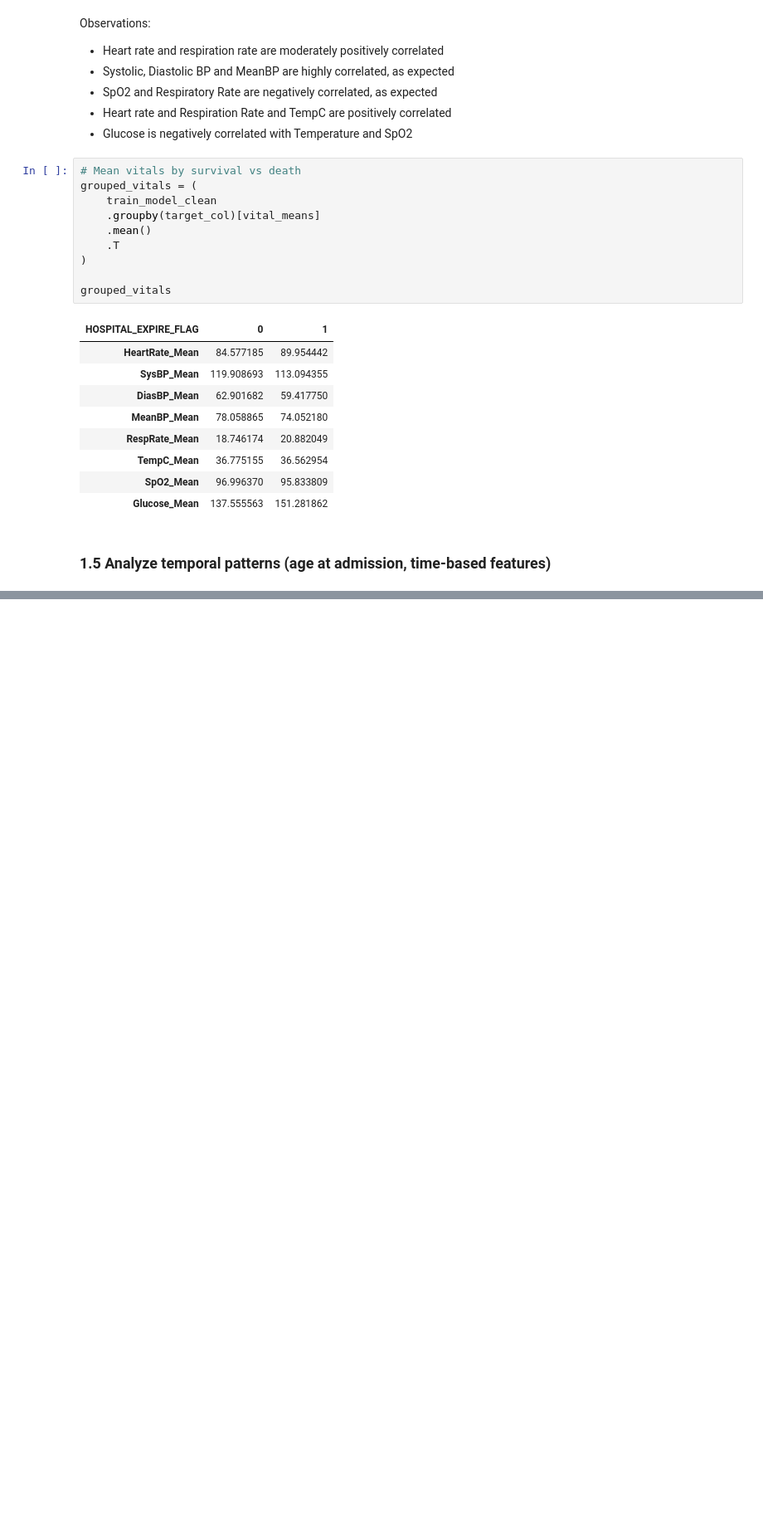
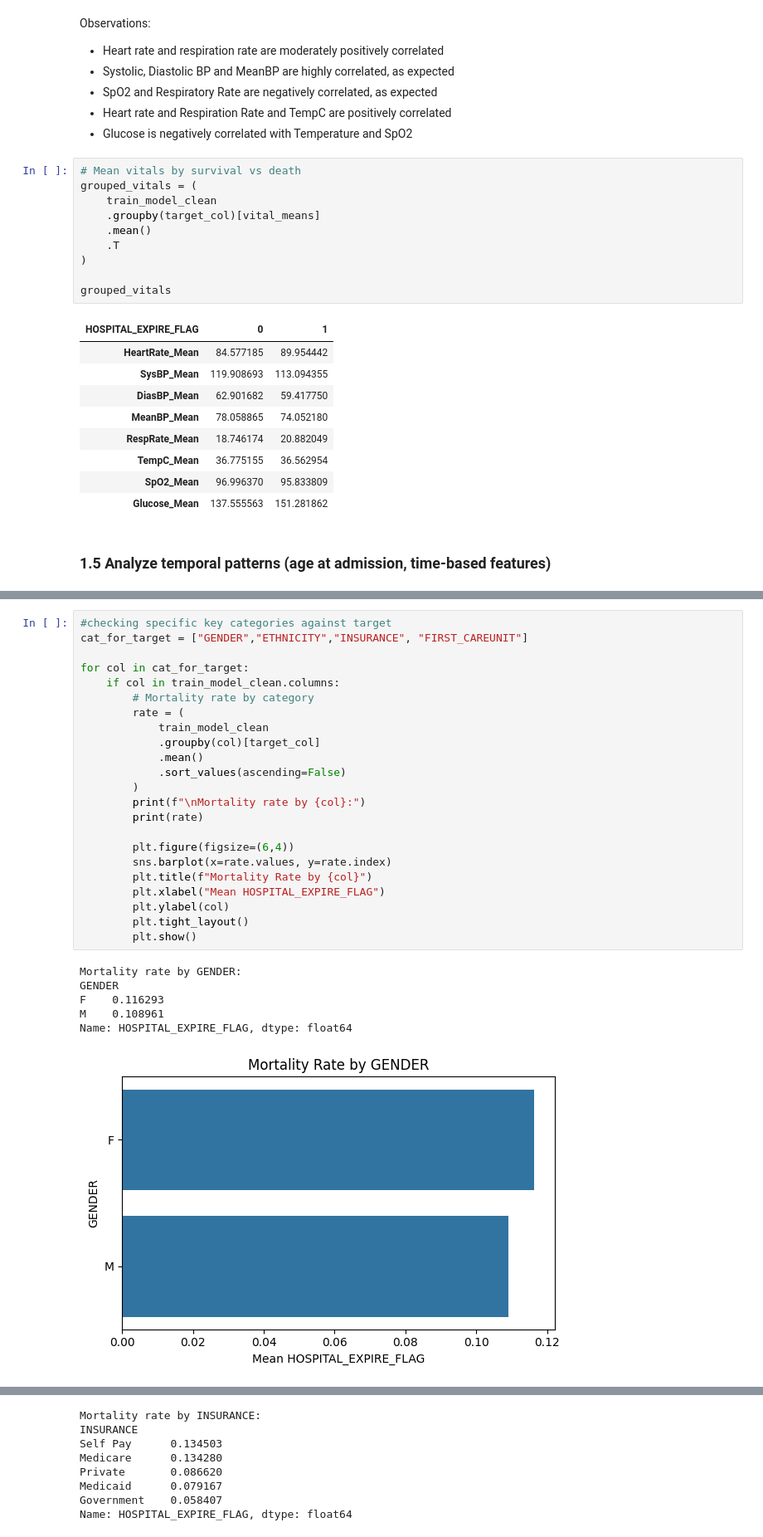
Before and after one commit to majoargote/ml_final_project, a Jupyter notebook: Argote_Mariajose_CML_2025.ipynb, the cells around one changed output, grey strips where cells are left out. Shown at 83% size. Drawn from its saved outputs; the diff is of its cells as text; blank space fills up the shorter version.

```diff
--- a/Argote_Mariajose_CML_2025.ipynb
+++ b/Argote_Mariajose_CML_2025.ipynb
@@ -550,0 +662,30 @@ Name: AGE, dtype: float64
+# %%
+#checking specific key categories against target
+cat_for_target = ["GENDER","ETHNICITY","INSURANCE", "FIRST_CAREUNIT"]
+
+for col in cat_for_target:
+    if col in train_model_clean.columns:
+        # Mortality rate by category
+        rate = (
+            train_model_clean
+            .groupby(col)[target_col]
+            .mean()
+            .sort_values(ascending=False)
+        )
+        print(f"\nMortality rate by {col}:")
+        print(rate)
+
+        plt.figure(figsize=(6,4))
+        sns.barplot(x=rate.values, y=rate.index)
+        plt.title(f"Mortality Rate by {col}")
+        plt.xlabel("Mean HOSPITAL_EXPIRE_FLAG")
+        plt.ylabel(col)
+        plt.tight_layout()
+        plt.show()
+# %% [output]
+Mortality rate by GENDER:
+GENDER
+F    0.116293
+M    0.108961
+Name: HOSPITAL_EXPIRE_FLAG, dtype: float64
+[figure, added]
@@ -550,0 +710,8 @@ Name: AGE, dtype: float64
+Mortality rate by INSURANCE:
+INSURANCE
+Self Pay      0.134503
+Medicare      0.134280
+Private       0.086620
+Medicaid      0.079167
+Government    0.058407
+Name: HOSPITAL_EXPIRE_FLAG, dtype: float64
```
Also changed, not shown: parts of 13 cells of this notebook.
